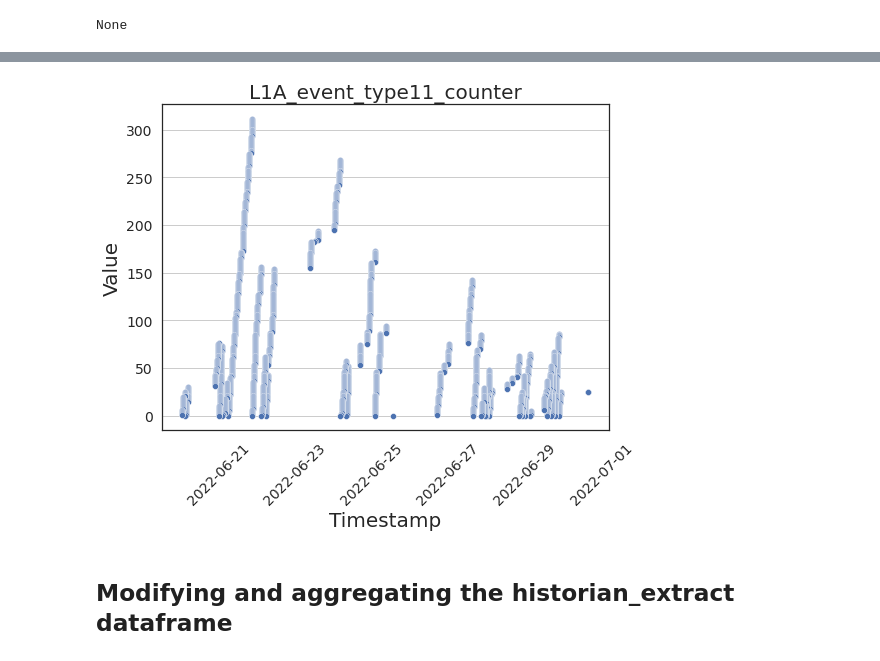
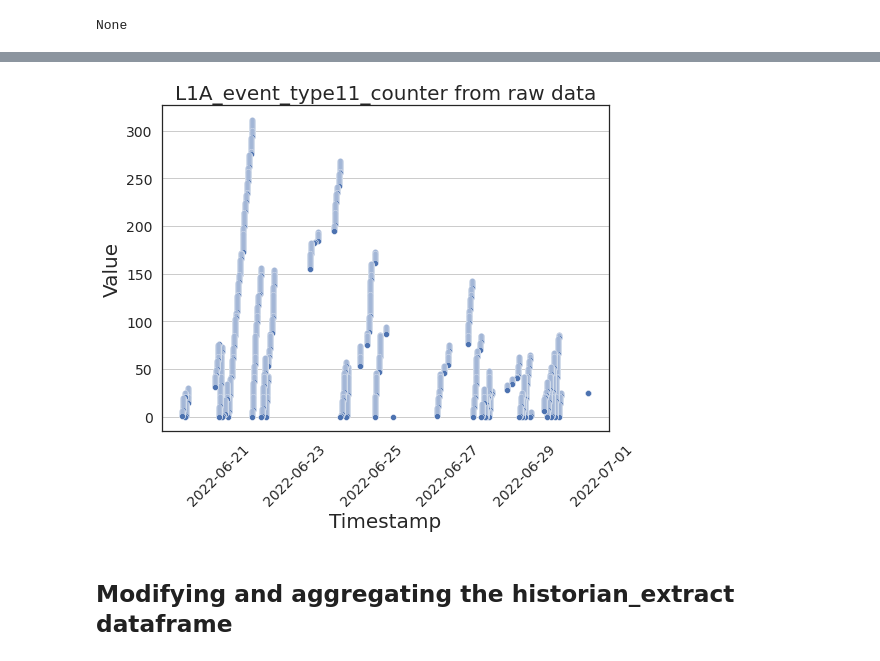
Before and after one commit to rodralez/ai-portfolio, a Jupyter notebook: data-science-challenge/Rodrigo-Gonzalez_Data-science-challenge.ipynb, the cells around one changed output, grey strips where cells are left out. Drawn from its saved outputs; the diff is of its cells as text; code cells hidden in the pictures.

Commit message:
data challenge task1 improvement

```diff
--- a/data-science-challenge/Rodrigo-Gonzalez_Data-science-challenge.ipynb
+++ b/data-science-challenge/Rodrigo-Gonzalez_Data-science-challenge.ipynb
@@ -108,31 +110,31 @@ None
 # %%
 import pandas as pd
 import seaborn as sns
 import matplotlib.pyplot as plt
 import baby_potato as bp
 
-# use str.contains() to filter the dataframe
+# Use str.contains() to filter the dataframe
 df_eda = his_raw[his_raw['tag'].str.contains('L1A_event_type11_counter')]
 
 x=df_eda['timestamp']
 y=df_eda['value']
-title='L1A_event_type11_counter'
+title='L1A_event_type11_counter from raw data'
 xlabel='Timestamp'
 ylabel='Value'
 
 sns.set()
 sns.set_theme(style='white')
 fig = plt.subplots(figsize=(8, 6))
 ax = sns.scatterplot(x=x, y=y)
 plt.title(title, fontsize=20)
 plt.xlabel(xlabel, fontsize=20)
 plt.ylabel(ylabel, fontsize=20)
 plt.xticks(fontsize=14, rotation=45)
 plt.yticks(fontsize=14)
 ax.grid(axis='y')
 # plt.grid()
 plt.show()
 # %% [output]
-[figure, old version]
+[figure, new version]
 # %% [markdown]
 ## Modifying and aggregating the historian_extract dataframe
```
Also changed, not shown: parts of 38 cells of this notebook, 2 other files.
